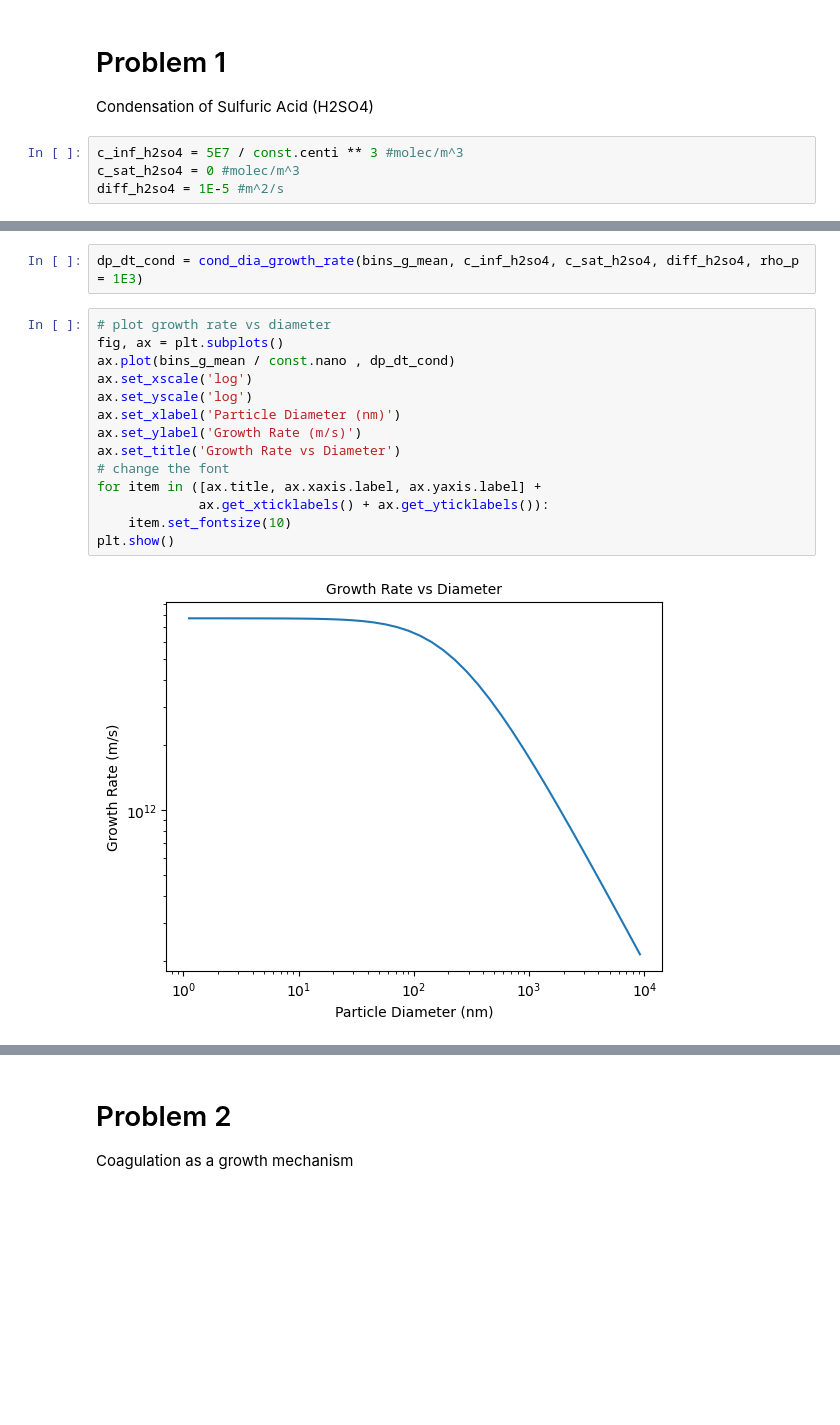
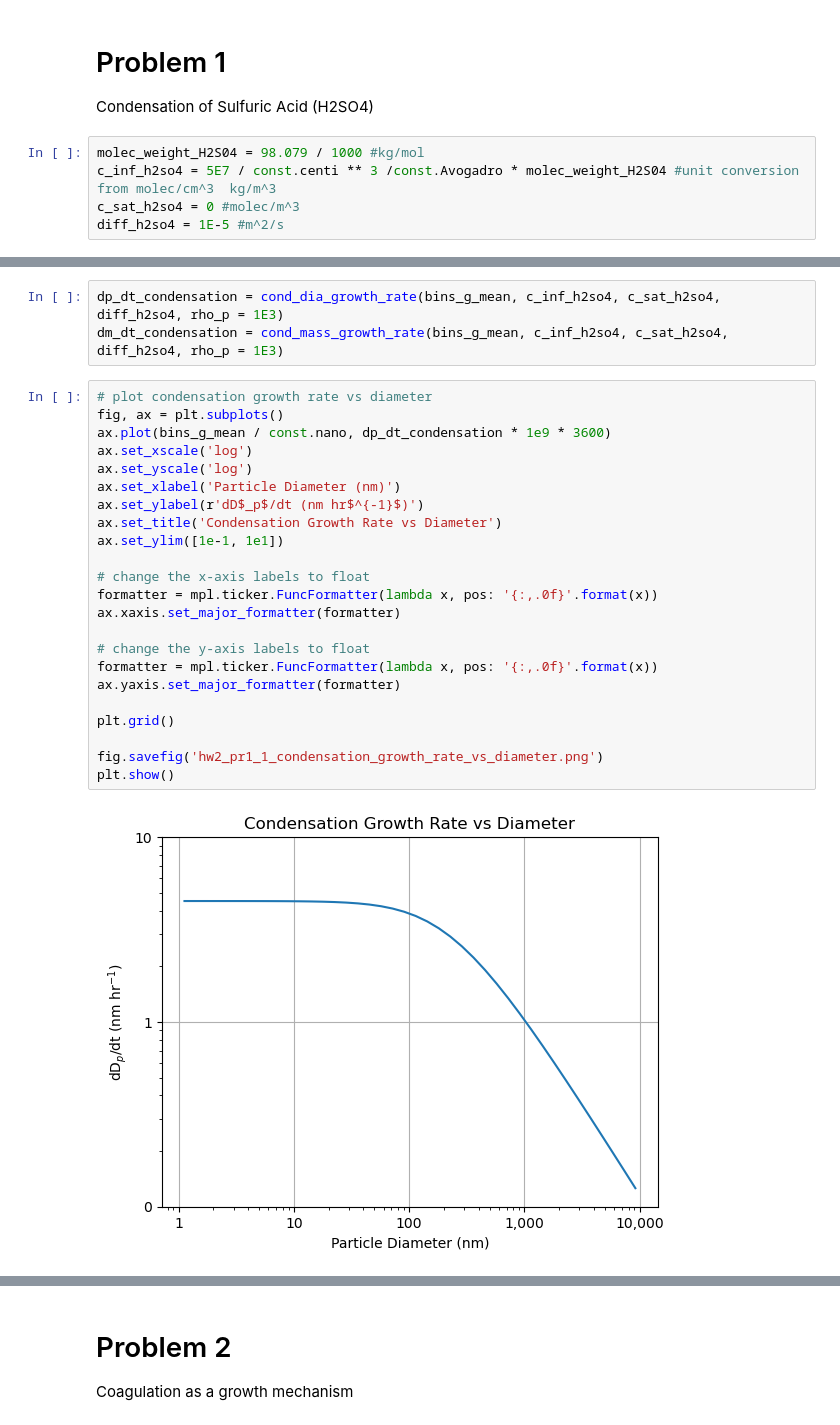
Before and after one commit to masoud-akbarzadeh/aerosol_clouds_class, a Jupyter notebook: hw2_aerosol_physics/HW_2_Aero_cond_coag.ipynb, the cells around one changed output, grey strips where cells are left out. Saved outputs shown, nothing was run; the diff lists cells and outputs as text; blank space fills up the shorter version.

```diff
--- a/hw2_aerosol_physics/HW_2_Aero_cond_coag.ipynb
+++ b/hw2_aerosol_physics/HW_2_Aero_cond_coag.ipynb
@@ -237,6 +244,7 @@ bins_g_mean_mass = dp_to_mp_distribution(bins_g_mean)
 # Problem 1
 Condensation of Sulfuric Acid (H2SO4)
 # %%
-c_inf_h2so4 = 5E7 / const.centi ** 3 #molec/m^3
+molec_weight_H2S04 = 98.079 / 1000 #kg/mol
+c_inf_h2so4 = 5E7 / const.centi ** 3 /const.Avogadro * molec_weight_H2S04 #unit conversion from molec/cm^3  kg/m^3
 c_sat_h2so4 = 0 #molec/m^3
 diff_h2so4 = 1E-5 #m^2/s
@@ -243,18 +254,28 @@ diff_h2so4 = 1E-5 #m^2/s
 # %%
-dp_dt_cond = cond_dia_growth_rate(bins_g_mean, c_inf_h2so4, c_sat_h2so4, diff_h2so4, rho_p = 1E3)
+dp_dt_condensation = cond_dia_growth_rate(bins_g_mean, c_inf_h2so4, c_sat_h2so4, diff_h2so4, rho_p = 1E3)
+dm_dt_condensation = cond_mass_growth_rate(bins_g_mean, c_inf_h2so4, c_sat_h2so4, diff_h2so4, rho_p = 1E3)
 # %%
-# plot growth rate vs diameter
+# plot condensation growth rate vs diameter
 fig, ax = plt.subplots()
-ax.plot(bins_g_mean / const.nano , dp_dt_cond)
+ax.plot(bins_g_mean / const.nano, dp_dt_condensation * 1e9 * 3600)
 ax.set_xscale('log')
 ax.set_yscale('log')
 ax.set_xlabel('Particle Diameter (nm)')
-ax.set_ylabel('Growth Rate (m/s)')
-ax.set_title('Growth Rate vs Diameter')
-# change the font
-for item in ([ax.title, ax.xaxis.label, ax.yaxis.label] +
-             ax.get_xticklabels() + ax.get_yticklabels()):
-    item.set_fontsize(10)
+ax.set_ylabel(r'dD$_p$/dt (nm hr$^{-1}$)')
+ax.set_title('Condensation Growth Rate vs Diameter')
+ax.set_ylim([1e-1, 1e1])
+
+# change the x-axis labels to float
+formatter = mpl.ticker.FuncFormatter(lambda x, pos: '{:,.0f}'.format(x))
+ax.xaxis.set_major_formatter(formatter)
+
+# change the y-axis labels to float
+formatter = mpl.ticker.FuncFormatter(lambda x, pos: '{:,.0f}'.format(x))
+ax.yaxis.set_major_formatter(formatter)
+
+plt.grid()
+
+fig.savefig('hw2_pr1_1_condensation_growth_rate_vs_diameter.png')
 plt.show()
 # %% [output]
-[figure, old version]
+[figure, new version]
```
Also changed, not shown: parts of 17 cells of this notebook, 12 other files.
